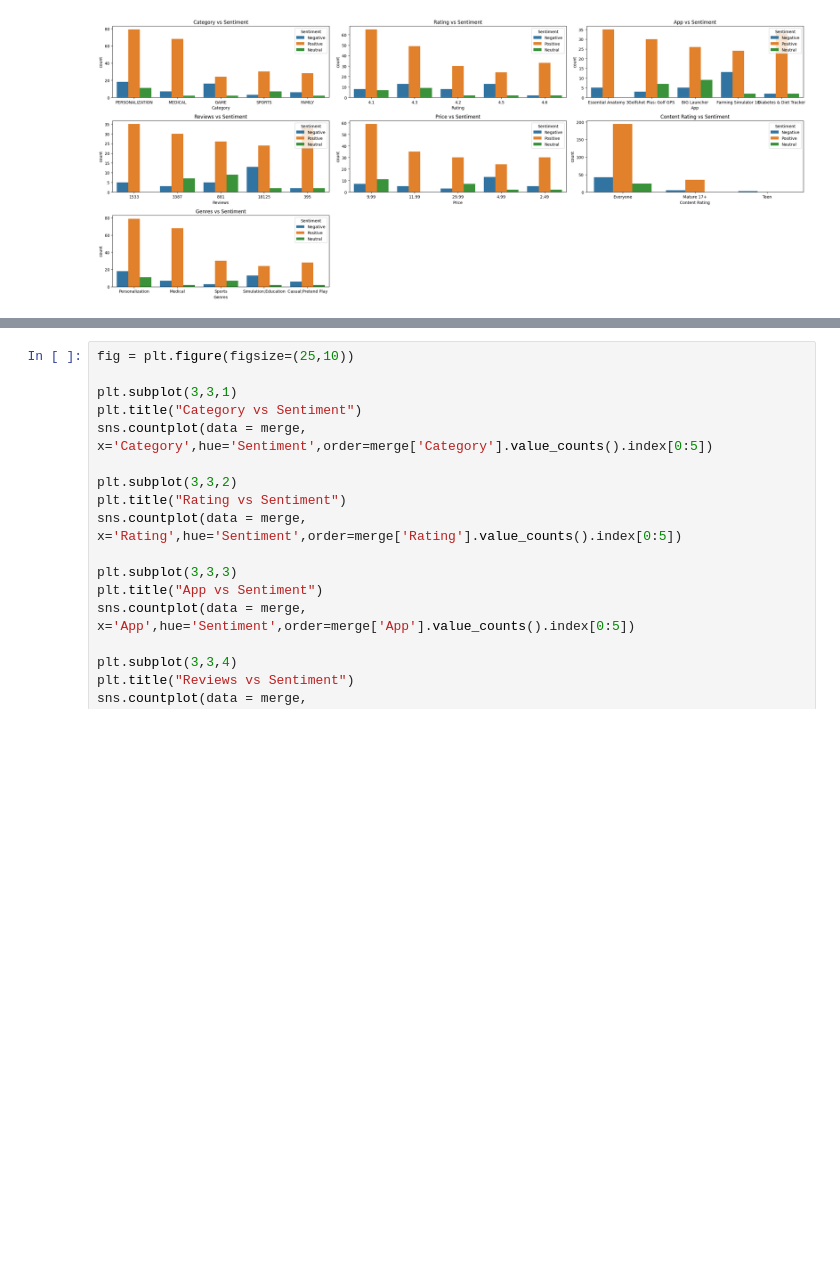
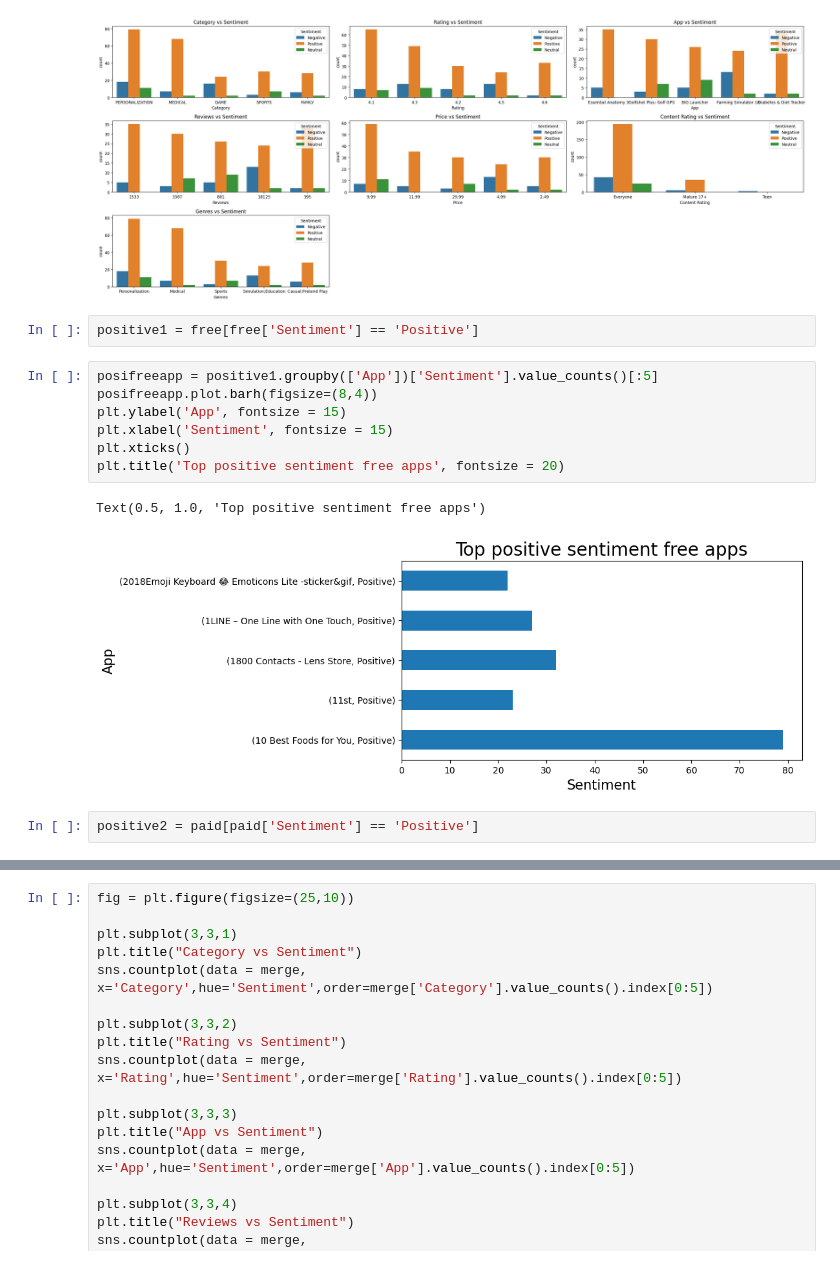
Before and after one commit to UdayaHarsha/appstore_analysis, a Jupyter notebook: Playstore_analysis_project.ipynb, the cells around one changed output, grey strips where cells are left out. Drawn from its saved outputs; the diff is of its cells as text; blank space fills up the shorter version.

```diff
--- a/Playstore_analysis_project.ipynb
+++ b/Playstore_analysis_project.ipynb
@@ -933,3 +929,17 @@ plt.tight_layout()
 plt.show()
 # %% [output]
 [figure]
+# %%
+positive1 = free[free['Sentiment'] == 'Positive']
+# %%
+posifreeapp = positive1.groupby(['App'])['Sentiment'].value_counts()[:5]
+posifreeapp.plot.barh(figsize=(8,4))
+plt.ylabel('App', fontsize = 15)
+plt.xlabel('Sentiment', fontsize = 15)
+plt.xticks()
+plt.title('Top positive sentiment free apps', fontsize = 20)
+# %% [output]
+Text(0.5, 1.0, 'Top positive sentiment free apps')
+[figure, added]
+# %%
+positive2 = paid[paid['Sentiment'] == 'Positive']
```
Also changed, not shown: parts of 11 cells of this notebook.
